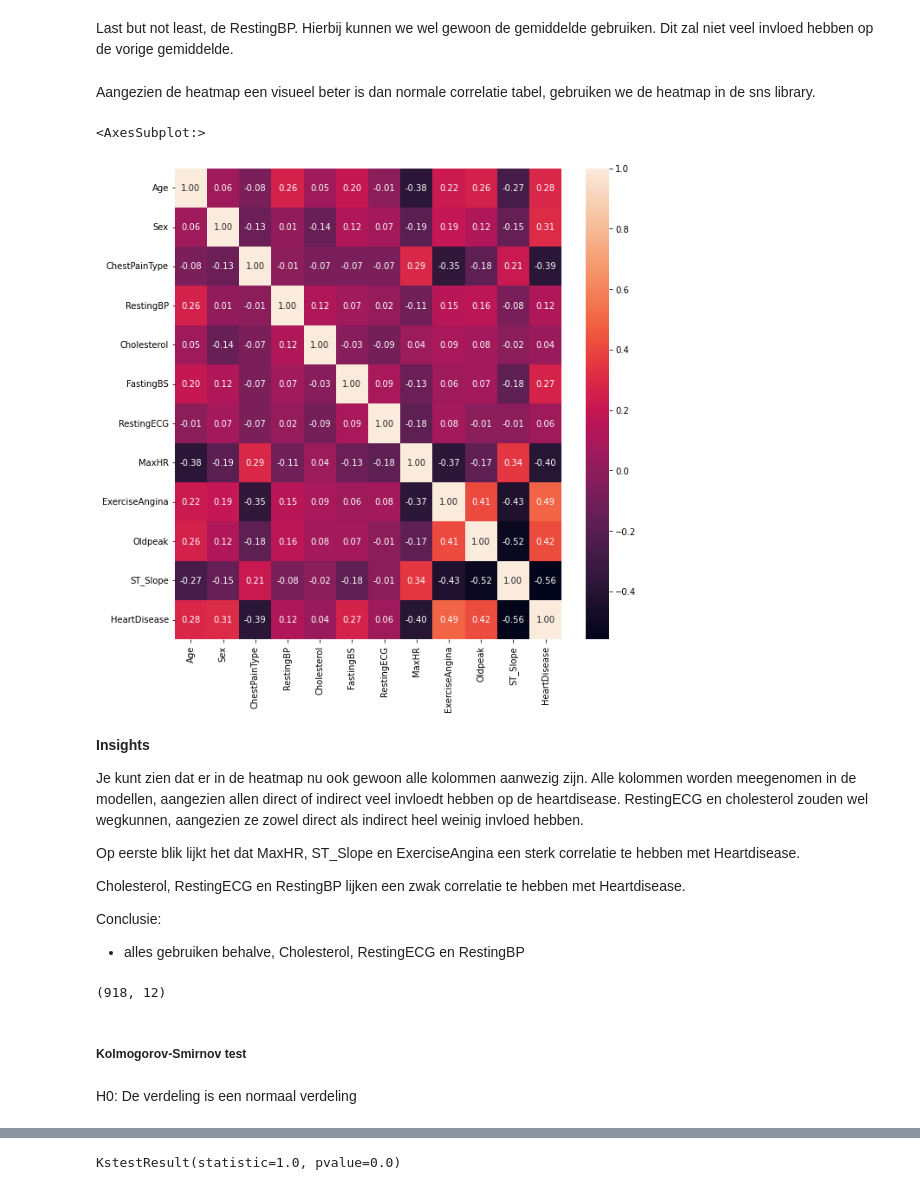
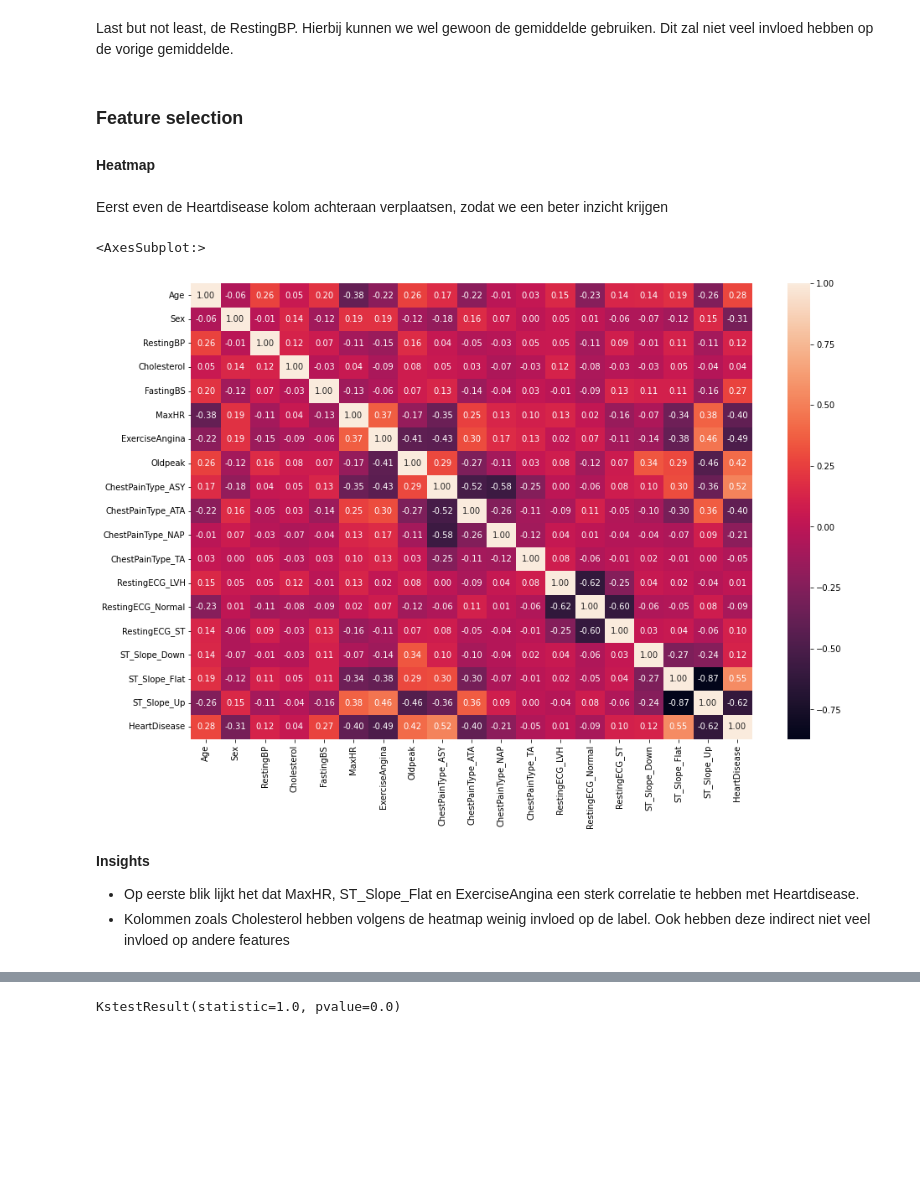
Before and after one commit to Mysurii/Minoi-AAI, a Jupyter notebook: Machine Learning/heart_disease.ipynb, the cells around one changed output, grey strips where cells are left out. Cells and saved outputs as stored; diff of their text form; code cells hidden in the pictures; blank space fills up the shorter version.

Commit message:
updated heartdisease

```diff
--- a/Machine Learning/heart_disease.ipynb
+++ b/Machine Learning/heart_disease.ipynb
@@ -187,12 +223,3 @@ data.duplicated().sum()
 - Er zijn geen lege cellen
 # %% [markdown]
 ##### Categorisch -> numeriek
-# %%
-categorical_features = ['Sex','ChestPainType','RestingECG','ExerciseAngina','ST_Slope']
-
-from sklearn.preprocessing import LabelEncoder
-lb=LabelEncoder()
-
-data[categorical_features] = data[categorical_features].apply(lb.fit_transform)
-
-data.head()
@@ -205,0 +226,11 @@ data.head()
+# %%
+categorical_features = ['Sex','ChestPainType','RestingECG','ExerciseAngina','ST_Slope']
+
+data['Sex'] = data['Sex'].map({'M': 0, 'F': 1})
+data['ExerciseAngina'] = data['ExerciseAngina'].map({'Y': 0, 'N': 1})
+# %%
+columns_to_encode = ['ChestPainType','RestingECG','ST_Slope']
+
+data = pd.get_dummies(columns=columns_to_encode, data=data)
+
+data.head()
@@ -256,31 +304,31 @@ Last but not least, de RestingBP. Hierbij kunnen we wel gewoon de gemiddelde geb
 mean_restingbp = data['RestingBP'].mean()
 
 data["RestingBP"].replace(0, mean_restingbp, inplace=True)
-# %% [markdown]
-Aangezien de heatmap een visueel beter is dan normale correlatie tabel, gebruiken we de heatmap in de sns library.
+# %% [markdown]
+### Feature selection
+
+#### Heatmap
+# %% [markdown]
+Eerst even de Heartdisease kolom achteraan verplaatsen, zodat we een beter inzicht krijgen
+# %%
+old_columns = data.columns.to_list()
+
+hd_index = old_columns.index('HeartDisease')
+
+hd = old_columns.pop(hd_index)
+
+new_columns = [*old_columns, hd]
+
+data = data[new_columns]
 # %%
 # Visualiseer de correlatie tabel met een heatmap
-plt.figure(figsize=(10,10))
+plt.figure(figsize=(15,10))
 sns.heatmap(data.corr(), annot=True, fmt='.2f')
 # %% [output]
 <AxesSubplot:>
-[figure, old version]
+[figure, new version]
-# %% [markdown]
-**Insights**
-
-Je kunt zien dat er in de heatmap nu ook gewoon alle kolommen aanwezig zijn. Alle kolommen worden meegenomen in de modellen, aangezien allen direct of indirect veel invloedt hebben op de heartdisease. RestingECG en cholesterol zouden wel wegkunnen, aangezien ze zowel direct als indirect heel weinig invloed hebben.
-
-Op eerste blik lijkt het dat MaxHR, ST_Slope en ExerciseAngina een sterk correlatie te hebben met Heartdisease.
-
-Cholesterol, RestingECG en RestingBP lijken een zwak correlatie te hebben met Heartdisease.
-
-Conclusie:
-- alles gebruiken behalve, Cholesterol, RestingECG en RestingBP
-# %%
-data.shape
-# %% [output]
-(918, 12)
-# %% [markdown]
-##### Kolmogorov-Smirnov test
-# %% [markdown]
-H0: De verdeling is een normaal verdeling
+# %% [markdown]
+**Insights**
+
+- Op eerste blik lijkt het dat MaxHR, ST_Slope_Flat en ExerciseAngina een sterk correlatie te hebben met Heartdisease.
+- Kolommen zoals Cholesterol hebben volgens de heatmap weinig invloed op de label. Ook hebben deze indirect niet veel invloed op andere features
```
Also changed, not shown: parts of 85 cells of this notebook.
